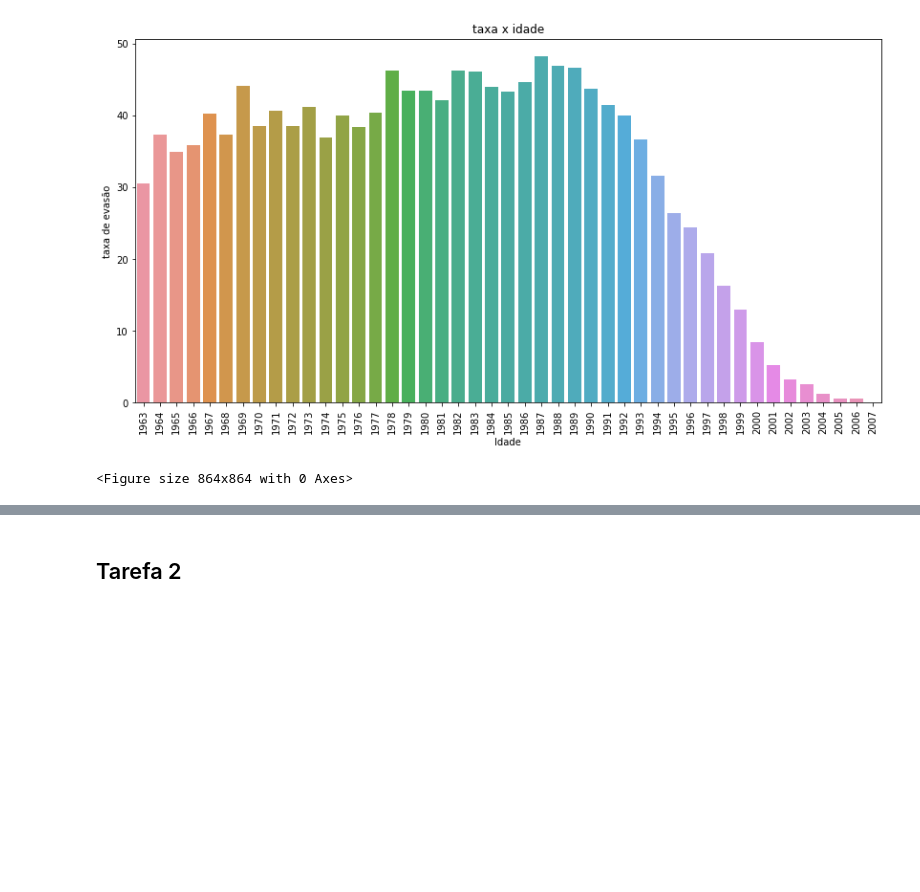
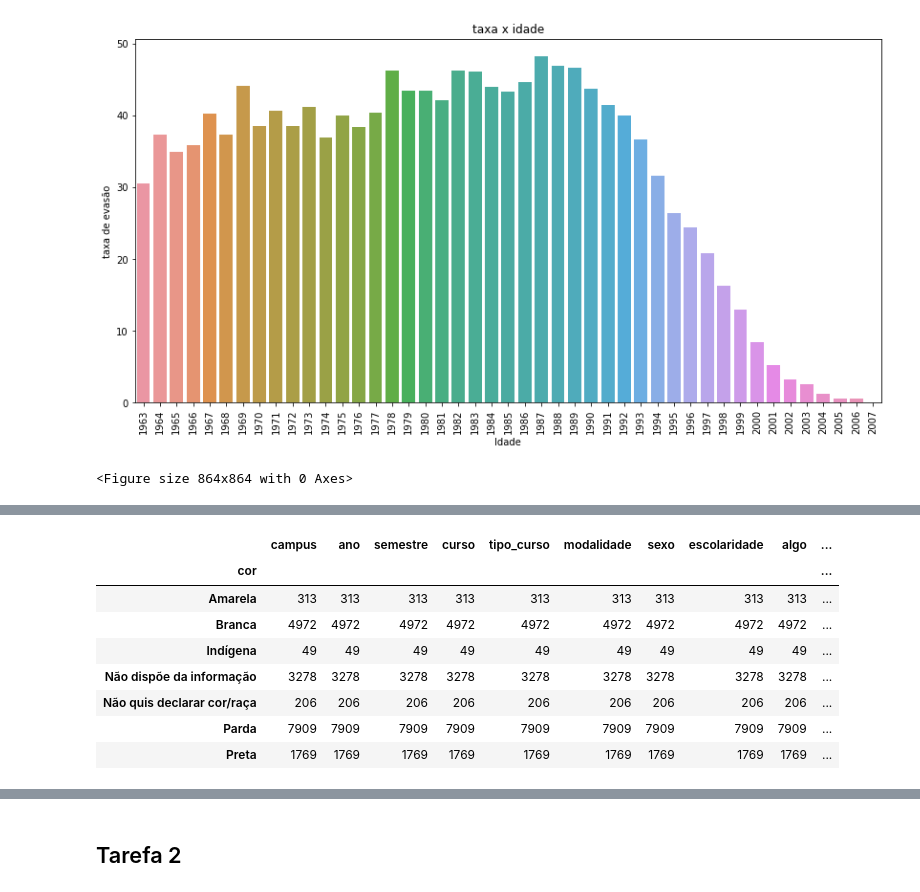
Before and after one commit to znehAC/mineracao_dados, a Jupyter notebook: main3.ipynb, the cells around one changed output, grey strips where cells are left out. Cells and saved outputs as stored; diff of their text form; code cells hidden in the pictures; blank space fills up the shorter version.

```diff
--- a/main3.ipynb
+++ b/main3.ipynb
@@ -529,0 +546,12 @@ plt.show(fig)
+# %%
+questao_3_evadiu
+# %% [output]
+|  | campus | ano | semestre | curso | tipo_curso | modalidade | sexo | escolaridade | algo | ... |
+| cor |  |  |  |  |  |  |  |  |  | ... |
+| Amarela | 313 | 313 | 313 | 313 | 313 | 313 | 313 | 313 | 313 | ... |
+| Branca | 4972 | 4972 | 4972 | 4972 | 4972 | 4972 | 4972 | 4972 | 4972 | ... |
+| Indígena | 49 | 49 | 49 | 49 | 49 | 49 | 49 | 49 | 49 | ... |
+| Não dispõe da informação | 3278 | 3278 | 3278 | 3278 | 3278 | 3278 | 3278 | 3278 | 3278 | ... |
+| Não quis declarar cor/raça | 206 | 206 | 206 | 206 | 206 | 206 | 206 | 206 | 206 | ... |
+| Parda | 7909 | 7909 | 7909 | 7909 | 7909 | 7909 | 7909 | 7909 | 7909 | ... |
+| Preta | 1769 | 1769 | 1769 | 1769 | 1769 | 1769 | 1769 | 1769 | 1769 | ... |
```
Also changed, not shown: parts of 3 cells of this notebook.
